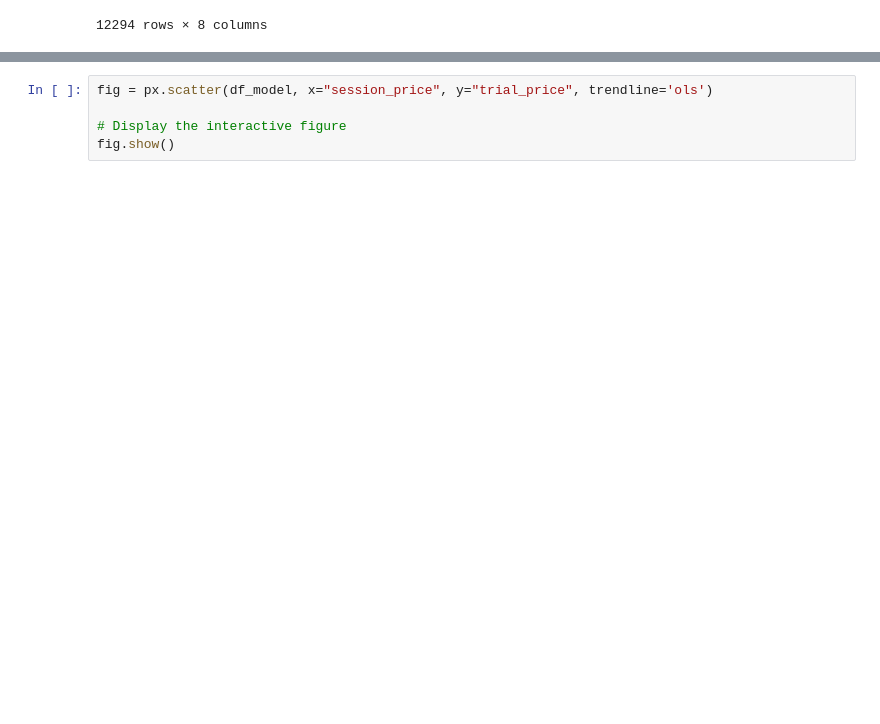
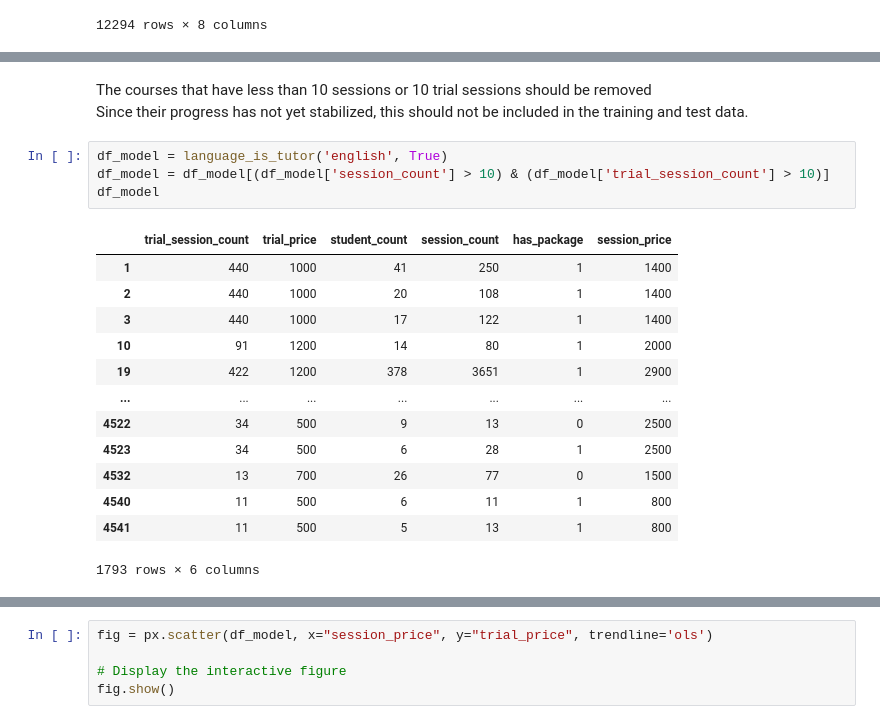
Before and after one commit to ernmin/Project4GA, a Jupyter notebook: prediction_model/prediction_model.ipynb, the cells around one changed output, grey strips where cells are left out. Drawn from its saved outputs; the diff is of its cells as text; blank space fills up the shorter version.

```diff
--- a/prediction_model/prediction_model.ipynb
+++ b/prediction_model/prediction_model.ipynb
@@ -130,4 +136,25 @@ language_tutor_pro('french', True)
 | 1929 | 3 | 1000 | 0 | 0 | 0 | 2000 |
 | 1930 | 0 | 500 | 0 | 0 | 1 | 1200 |
 1931 rows × 6 columns
+# %% [markdown]
+The courses that have less than 10 sessions or 10 trial sessions should be removed\
+Since their progress has not yet stabilized, this should not be included in the training and test data.
+# %%
+df_model = language_is_tutor('english', True)
+df_model = df_model[(df_model['session_count'] > 10) & (df_model['trial_session_count'] > 10)]
+df_model
+# %% [output]
+|  | trial_session_count | trial_price | student_count | session_count | has_package | session_price |
+| 1 | 440 | 1000 | 41 | 250 | 1 | 1400 |
+| 2 | 440 | 1000 | 20 | 108 | 1 | 1400 |
+| 3 | 440 | 1000 | 17 | 122 | 1 | 1400 |
+| 10 | 91 | 1200 | 14 | 80 | 1 | 2000 |
+| 19 | 422 | 1200 | 378 | 3651 | 1 | 2900 |
+| ... | ... | ... | ... | ... | ... | ... |
+| 4522 | 34 | 500 | 9 | 13 | 0 | 2500 |
+| 4523 | 34 | 500 | 6 | 28 | 1 | 2500 |
+| 4532 | 13 | 700 | 26 | 77 | 0 | 1500 |
+| 4540 | 11 | 500 | 6 | 11 | 1 | 800 |
+| 4541 | 11 | 500 | 5 | 13 | 1 | 800 |
+1793 rows × 6 columns
 # %%
```
Also changed, not shown: parts of 11 cells of this notebook.
